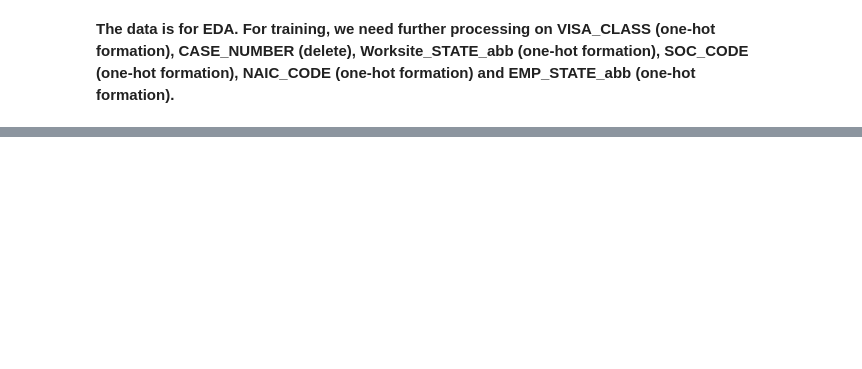
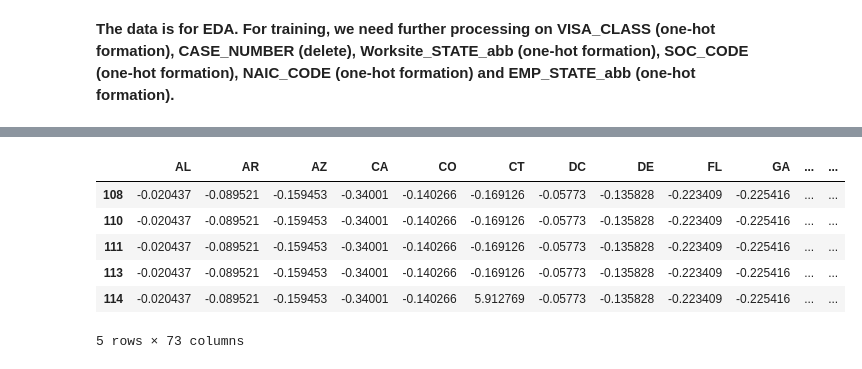
Before and after one commit to benyuan98/PredictH1BVisa, a Jupyter notebook: Codes/preprocessing_company.ipynb, the cells around one changed output, grey strips where cells are left out. Saved outputs shown, nothing was run; the diff lists cells and outputs as text; code cells hidden in the pictures; blank space fills up the shorter version.

```diff
--- a/Codes/preprocessing_company.ipynb
+++ b/Codes/preprocessing_company.ipynb
@@ -477,3 +412,17 @@ training_data.head()
+# %%
+for c in training_data.columns:
+    if c == 'CASE_STATUS':
+        continue
+    training_data[c] = (training_data[c] - np.mean(training_data[c]))/np.std(training_data[c])
+training_data.head()
+# %% [output]
+|  | AL | AR | AZ | CA | CO | CT | DC | DE | FL | GA | ... | ... |
+| 108 | -0.020437 | -0.089521 | -0.159453 | -0.34001 | -0.140266 | -0.169126 | -0.05773 | -0.135828 | -0.223409 | -0.225416 | ... | ... |
+| 110 | -0.020437 | -0.089521 | -0.159453 | -0.34001 | -0.140266 | -0.169126 | -0.05773 | -0.135828 | -0.223409 | -0.225416 | ... | ... |
+| 111 | -0.020437 | -0.089521 | -0.159453 | -0.34001 | -0.140266 | -0.169126 | -0.05773 | -0.135828 | -0.223409 | -0.225416 | ... | ... |
+| 113 | -0.020437 | -0.089521 | -0.159453 | -0.34001 | -0.140266 | -0.169126 | -0.05773 | -0.135828 | -0.223409 | -0.225416 | ... | ... |
+| 114 | -0.020437 | -0.089521 | -0.159453 | -0.34001 | -0.140266 | 5.912769 | -0.05773 | -0.135828 | -0.223409 | -0.225416 | ... | ... |
+5 rows × 73 columns
 # %%
 from sklearn.model_selection import train_test_split
 train, test = train_test_split(
```
Also changed, not shown: parts of 26 cells of this notebook.
